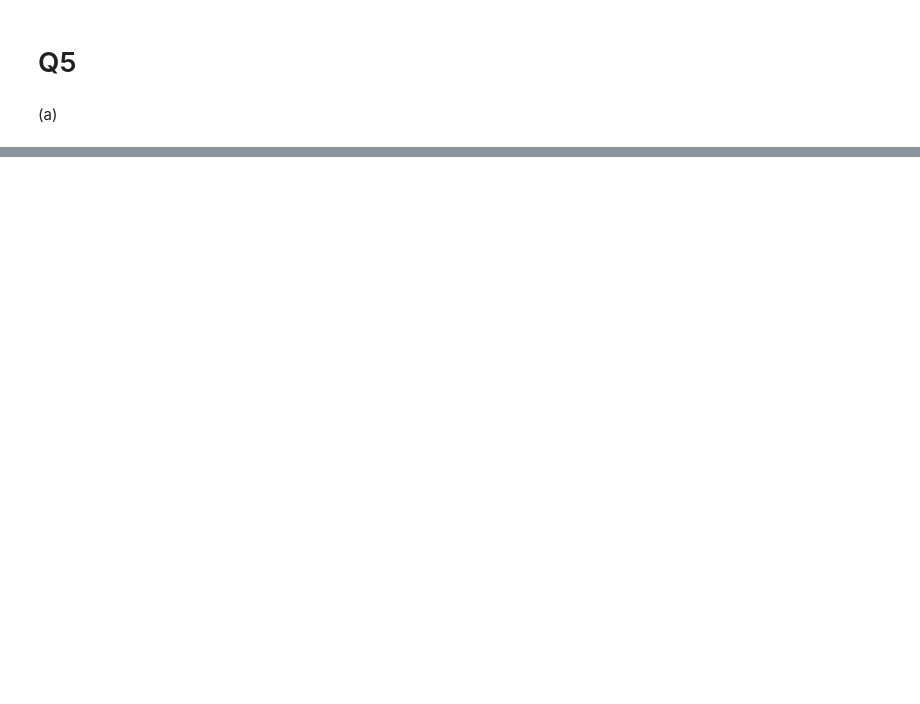
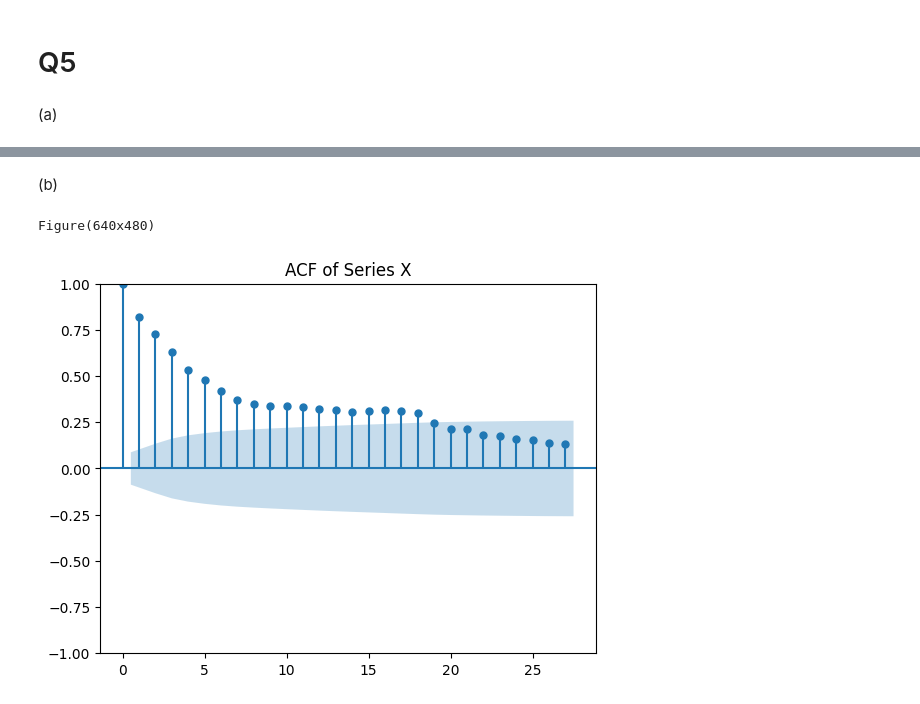
Before and after one commit to Kevin-finance/BUSN-41910-Time-series, a Jupyter notebook: src/Week2/HW2_MSK.ipynb, the cells around one changed output, grey strips where cells are left out. Cells and saved outputs as stored; diff of their text form; code cells hidden in the pictures; blank space fills up the shorter version.

```diff
--- a/src/Week2/HW2_MSK.ipynb
+++ b/src/Week2/HW2_MSK.ipynb
@@ -78,0 +14,2 @@ pd.DataFrame(temp)
+# %%
+xy = pd.read_excel("../../data/xyseries.xls")
@@ -78,0 +81,8 @@ pd.DataFrame(temp)
+# %% [markdown]
+(b)
+# %%
+x_acf_plot = plot_acf(xy.loc[:,"X"],alpha=0.05,title="ACF of Series X")
+print(x_acf_plot)
+# %% [output]
+Figure(640x480)
+[figure, added]
```
Also changed, not shown: parts of 63 cells of this notebook.
